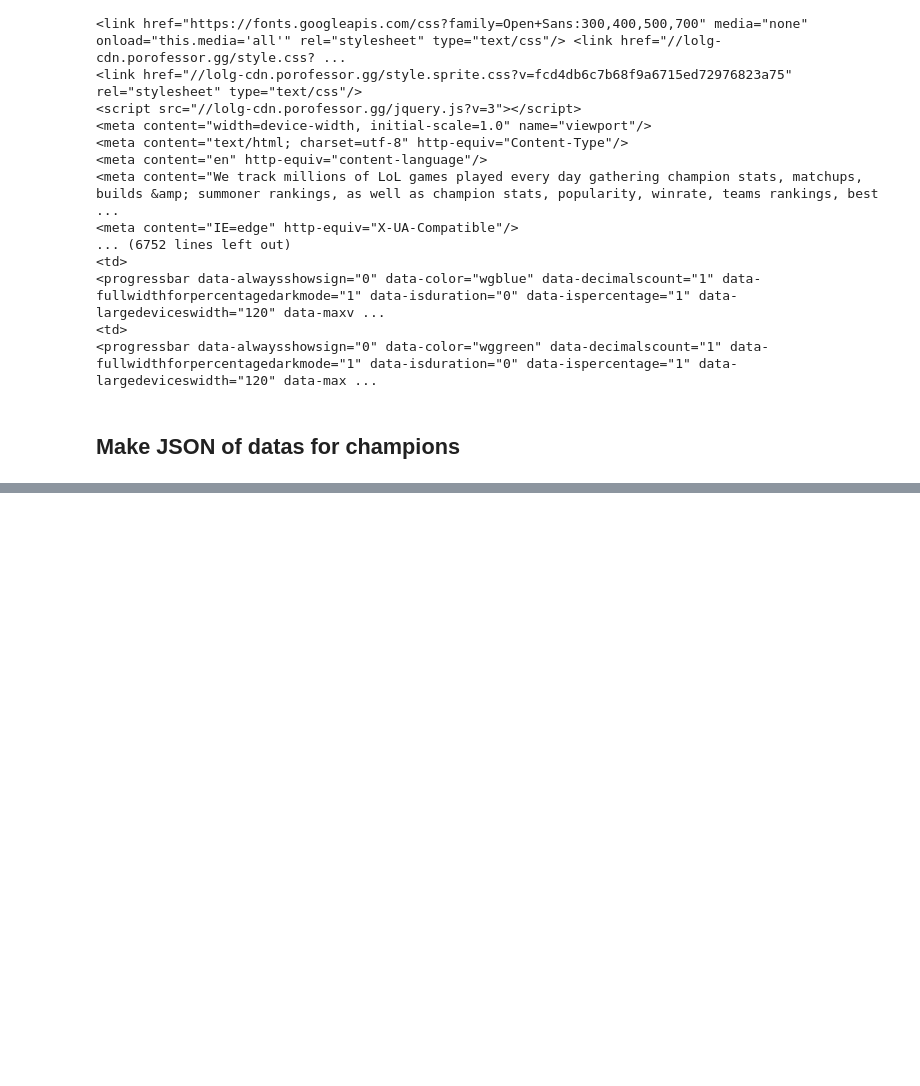
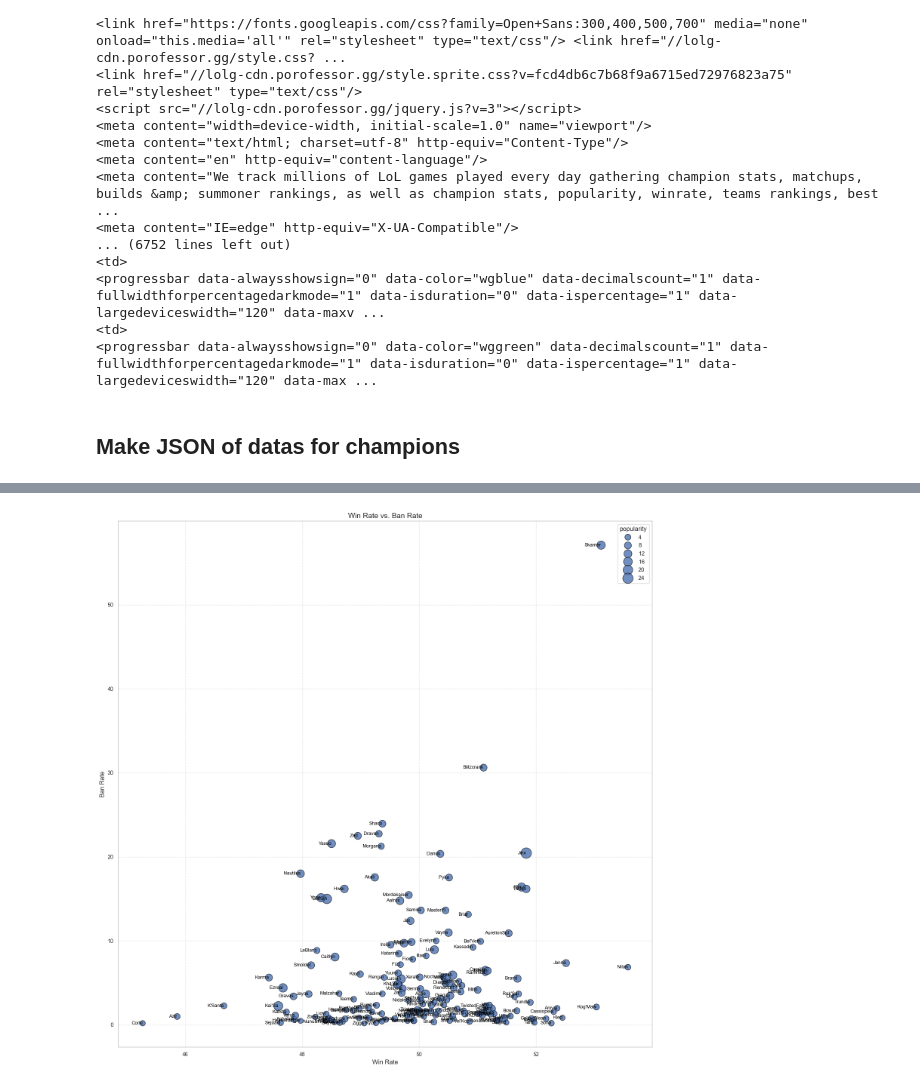
Before and after one commit to PacuFTW/LeagueData, a Jupyter notebook: Scraper_test.ipynb, the cells around one changed output, grey strips where cells are left out. Drawn from its saved outputs; the diff is of its cells as text; code cells hidden in the pictures; blank space fills up the shorter version.

```diff
--- a/Scraper_test.ipynb
+++ b/Scraper_test.ipynb
@@ -240,0 +262,19 @@ print(champions_stats)
+# %%
+custom_palette = sns.color_palette("coolwarm", as_cmap=True)
+
+plt.figure(figsize=(15,15))
+sns.scatterplot(x='winrate', y='banrate', size='popularity', sizes=(100, 400), data=df, palette=custom_palette, edgecolor='black', alpha=0.8)
+
+for champ, (winrate, banrate) in df[['winrate', 'banrate']].iterrows():
+    plt.text(winrate, banrate, champ, fontsize=9, ha='right', va='center', color='black')
+
+plt.xlabel('Win Rate', fontsize=12)
+plt.ylabel('Ban Rate', fontsize=12)
+plt.title('Win Rate vs. Ban Rate', fontsize=14)
+plt.xticks(fontsize=10)
+plt.yticks(fontsize=10)
+plt.grid(True, linestyle='--', alpha=0.5)
+plt.tight_layout()
+plt.show()
+# %% [output]
+[figure, added]
```
Also changed, not shown: parts of 10 cells of this notebook, 3 other files.
